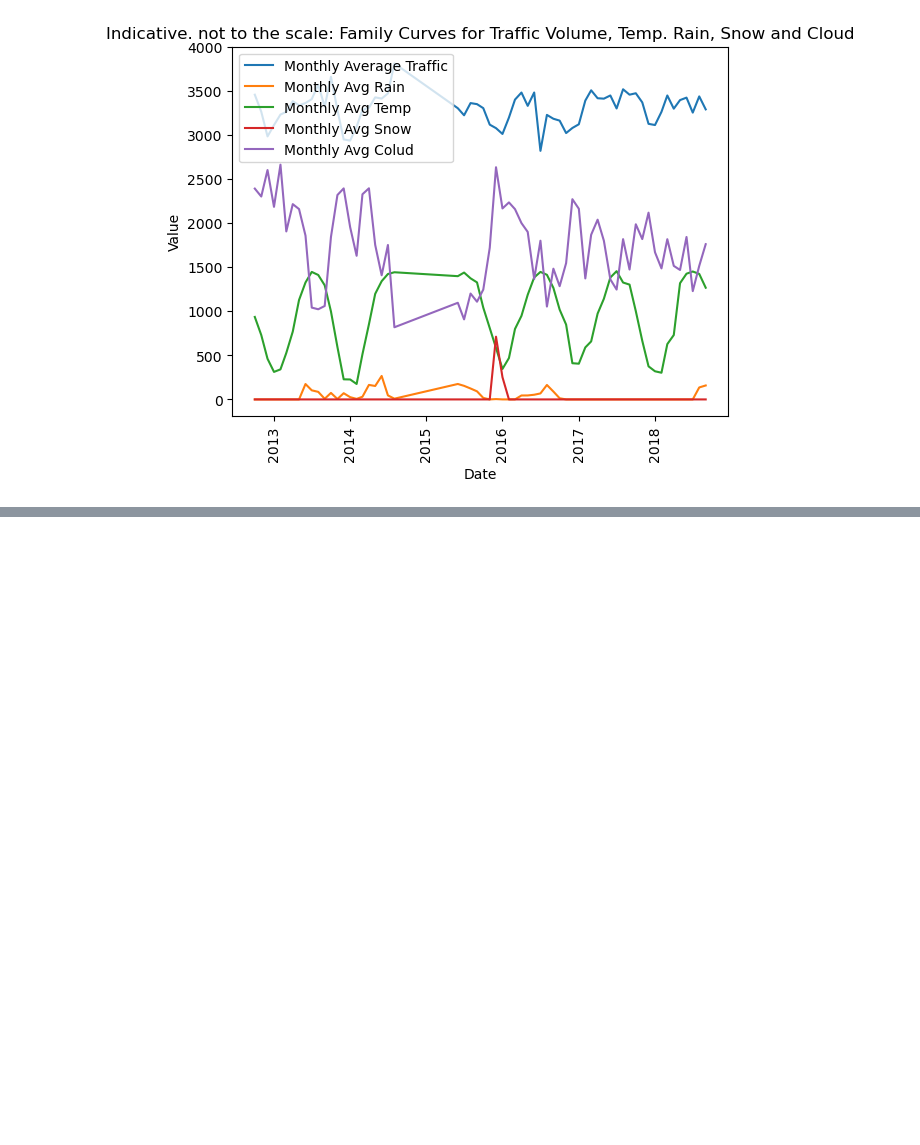
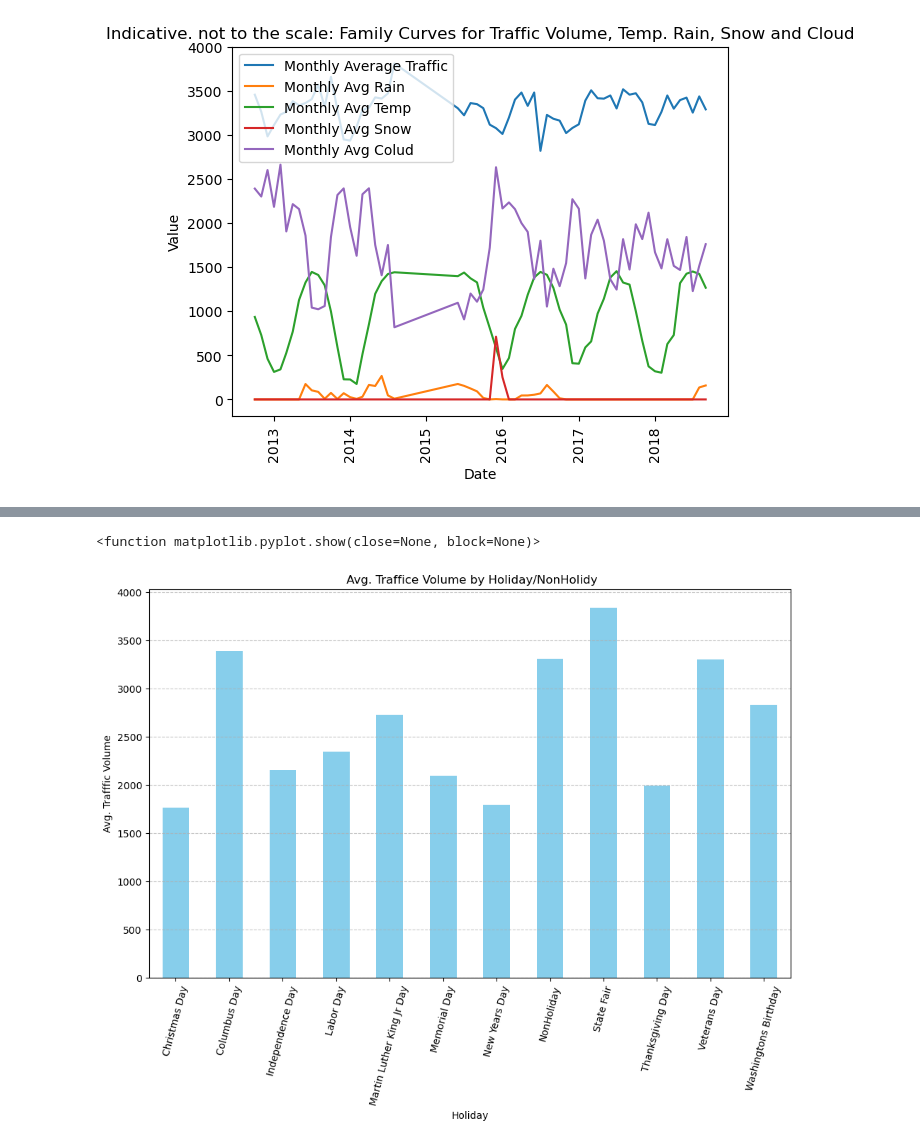
Before and after one commit to ajwilson79/traffic_volume_analysis, a Jupyter notebook: rajeev_branch01/traffic_analysis.ipynb, the cells around one changed output, grey strips where cells are left out. Cells and saved outputs as stored; diff of their text form; code cells hidden in the pictures; blank space fills up the shorter version.

```diff
--- a/rajeev_branch01/traffic_analysis.ipynb
+++ b/rajeev_branch01/traffic_analysis.ipynb
@@ -865,3 +902,7 @@ plt.show()
 [figure]
 # %%
 https://www.mprnews.org/story/2016/07/22/i94-stpaul-shutdown-twin-cities-weekend-road-woes
+# %%
+#Avg traffic for holidays and non-holidays
+avg_traffic_by_holiday  = Traffic_Volume_df.groupby('holiday')['traffic_volume'].mean()
+avg_traffic_by_holiday
@@ -867,0 +924,14 @@ https://www.mprnews.org/story/2016/07/22/i94-stpaul-shutdown-twin-cities-weekend
+# %%
+#plot graph for avg traffic holidays and non-holidays
+plt.figure(figsize=(10,8))
+avg_traffic_by_holiday.plot(kind='bar', color='skyblue')
+plt.title( ' Avg. Traffice Volume by Holiday/NonHolidy')
+plt.xlabel('Holiday')
+plt.ylabel('Avg. Trafffic Volume')
+plt.xticks(rotation=75)
+plt.grid(axis='y', linestyle='--', alpha=0.7)
+plt.tight_layout()
+plt.show
+# %% [output]
+<function matplotlib.pyplot.show(close=None, block=None)>
+[figure, added]
```
Also changed, not shown: parts of 7 cells of this notebook.
